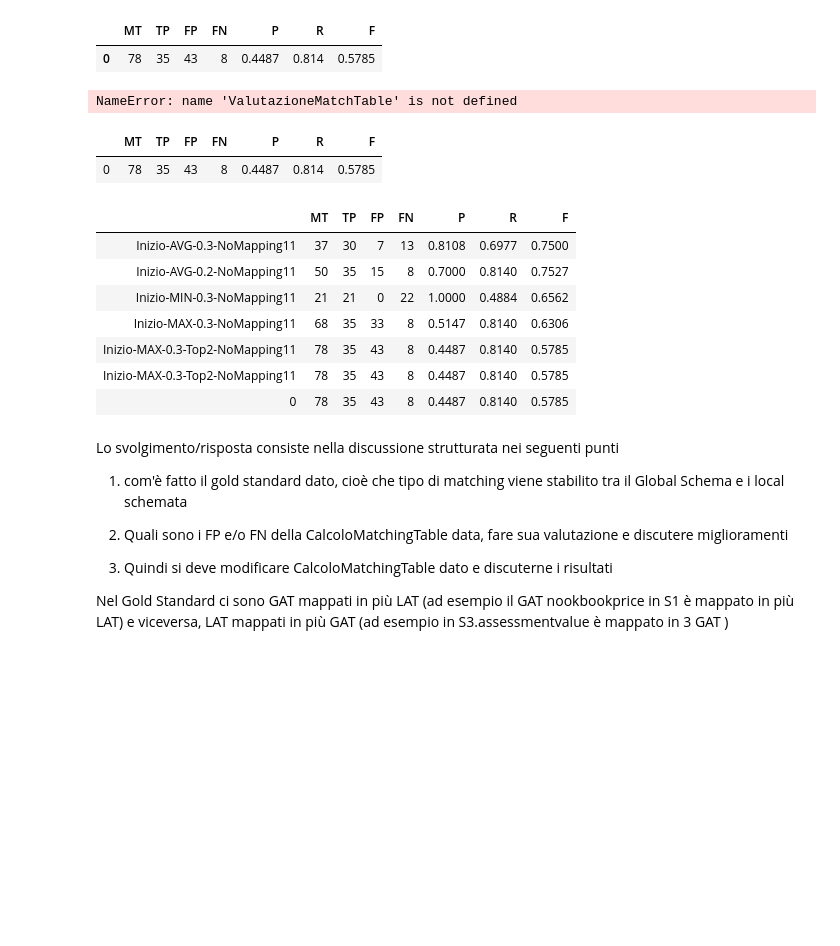
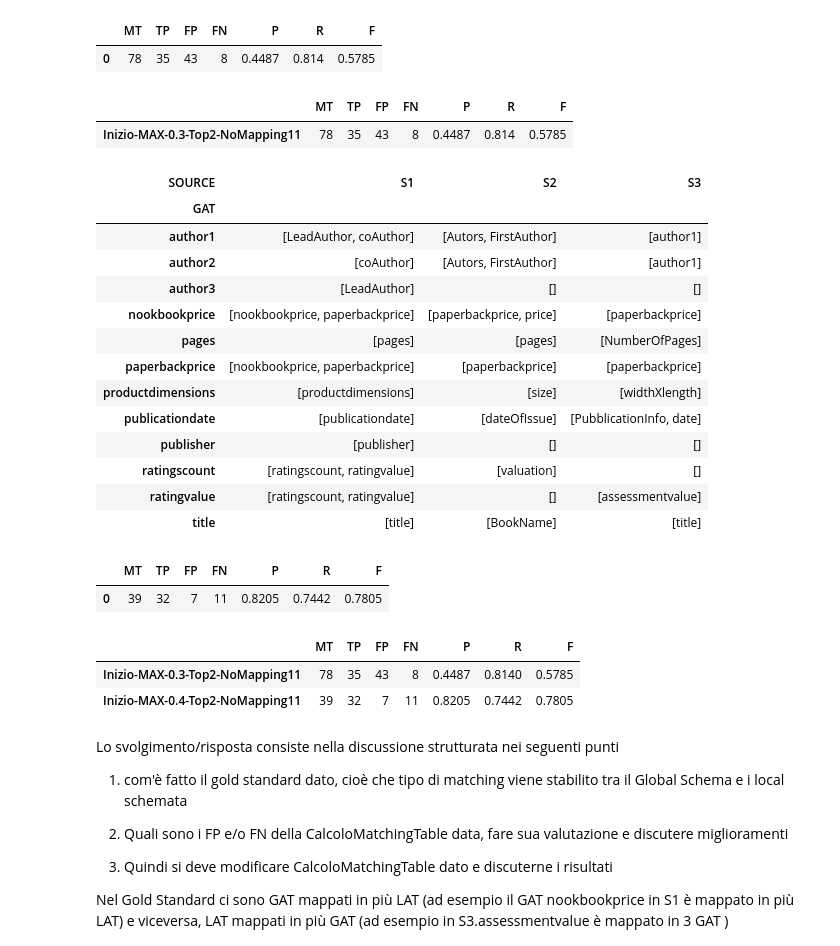
Before and after one commit to imbimboluciano/uniMORE, a Jupyter notebook: Master/BusinessIntelligence/Lab/dataintegration/SchemaIntegration.ipynb, the cells around one changed output. Cells and saved outputs as stored; diff of their text form; code cells hidden in the pictures; blank space fills up the shorter version.

Commit message:
[bi] schema integration done

```diff
--- a/Master/BusinessIntelligence/Lab/dataintegration/SchemaIntegration.ipynb
+++ b/Master/BusinessIntelligence/Lab/dataintegration/SchemaIntegration.ipynb
@@ -706,8 +706,8 @@ MatchTable_Bizer
 def CalcoloMatchingTable(TableL:pd.DataFrame,TableR:pd.DataFrame):
 
 # Matching Methods: Qui si definiscono i Base Matcher da utilizzare; se ne possono aggiungere altri
-        #SimTableA = levenshtein_label_based_similarity(TableL, TableR)
-        SimTableA = jaro_label_based_similarity(TableL, TableR)
+        SimTableA = levenshtein_label_based_similarity(TableL, TableR)
+        #SimTableA = jaro_label_based_similarity(TableL, TableR)
         #SimTableC=value_overlap_simjoin_jaccard(TableL, TableR, 0.5)
 
 # Combined Approaches: qui si definisce il combiner; se ne possono aggiungere altri
@@ -1441,7 +1430,7 @@ AnalisiGlobalMatchTable(GMTcalcolata, SOURCES)
    SOURCE: S3, LAT: title, GAT diversi: 2
 # %%
 # dataframe per memorizzare le valutazioni dei vai metodi
-#ValutazioneMatchTable = pd.DataFrame(columns=['MT', 'TP', 'FP', 'FN', 'P', 'R', 'F'])
+ValutazioneMatchTable = pd.DataFrame(columns=['MT', 'TP', 'FP', 'FN', 'P', 'R', 'F'])
 # %%
 # Cosa significa questo in termini di Valutazione? molti FN e/o molti FP?
 # %%
@@ -1454,25 +1443,68 @@ X
 ValutazioneMatchTable = ValutazioneMatchTable.append(X).rename(index={0: "Inizio-MAX-0.3-Top2-NoMapping11"})
 ValutazioneMatchTable
 # %% [output]
-NameError: name 'ValutazioneMatchTable' is not defined
+|  | MT | TP | FP | FN | P | R | F |
+| Inizio-MAX-0.3-Top2-NoMapping11 | 78 | 35 | 43 | 8 | 0.4487 | 0.814 | 0.5785 |
+# %%
+def CalcoloMatchingTable(TableL:pd.DataFrame,TableR:pd.DataFrame):
+
+        SimTableA = levenshtein_label_based_similarity(TableL, TableR)
+        #SimTableB = jaro_label_based_similarity(TableL, TableR)
+        # SimTableB = jaccard_label_based_similarity(TableL, TableR)
+        SimTableC=value_overlap_simjoin_jaccard(TableL, TableR, 0.8)
+
+
+        # combiner
+        #SimTable = avg_sim_table([SimTableA, SimTableC])
+        #SimTable = min_sim_table([SimTableA,SimTableC])
+        SimTable = max_sim_table([SimTableA,SimTableC])
+
+        # Weighted-sum
+        # SimTable = Weighted_sum([SimTableA,SimTableB,SimTableC], [.3,.4,.3] )
+
+
+        # dalla tabella di similarità alle corrispondenze
+
+        MatchTable= thresholding(SimTable, 0.4)
+
+        #MatchTable = top_K(SimTable,2,'A')
+        MatchTable = top_K(MatchTable,2, 'B')
+
+         # global mapping (1-1)
+        #MatchTable = stable_marriage(MatchTable)
+        #MatchTable = simmetric_best_match(MatchTable)
+
+        return MatchTable
+GMTcalcolata=CalcoloGlobalMatchingTable(SOURCES, GlobalSchema)
+to_GMM(GMTcalcolata)
+# %% [output]
+| SOURCE | S1 | S2 | S3 |
+| GAT |  |  |  |
+| author1 | [LeadAuthor, coAuthor] | [Autors, FirstAuthor] | [author1] |
+| author2 | [coAuthor] | [Autors, FirstAuthor] | [author1] |
+| author3 | [LeadAuthor] | [] | [] |
+| nookbookprice | [nookbookprice, paperbackprice] | [paperbackprice, price] | [paperbackprice] |
+| pages | [pages] | [pages] | [NumberOfPages] |
+| paperbackprice | [nookbookprice, paperbackprice] | [paperbackprice] | [paperbackprice] |
+| productdimensions | [productdimensions] | [size] | [widthXlength] |
+| publicationdate | [publicationdate] | [dateOfIssue] | [PubblicationInfo, date] |
+| publisher | [publisher] | [] | [] |
+| ratingscount | [ratingscount, ratingvalue] | [valuation] | [] |
+| ratingvalue | [ratingscount, ratingvalue] | [] | [assessmentvalue] |
+| title | [title] | [BookName] | [title] |
 # %%
 X=Valuta(GMT_GS[['GAT', 'SLAT']],GMTcalcolata[['GAT', 'SLAT']])
 X
 # %% [output]
 |  | MT | TP | FP | FN | P | R | F |
-| 0 | 78 | 35 | 43 | 8 | 0.4487 | 0.814 | 0.5785 |
+| 0 | 39 | 32 | 7 | 11 | 0.8205 | 0.7442 | 0.7805 |
 # %%
-ValutazioneMatchTable=ValutazioneMatchTable.append(X)
+ValutazioneMatchTable = ValutazioneMatchTable.append(X).rename(index={0: "Inizio-MAX-0.4-Top2-NoMapping11"})
 ValutazioneMatchTable
 # %% [output]
 |  | MT | TP | FP | FN | P | R | F |
-| Inizio-AVG-0.3-NoMapping11 | 37 | 30 | 7 | 13 | 0.8108 | 0.6977 | 0.7500 |
-| Inizio-AVG-0.2-NoMapping11 | 50 | 35 | 15 | 8 | 0.7000 | 0.8140 | 0.7527 |
-| Inizio-MIN-0.3-NoMapping11 | 21 | 21 | 0 | 22 | 1.0000 | 0.4884 | 0.6562 |
-| Inizio-MAX-0.3-NoMapping11 | 68 | 35 | 33 | 8 | 0.5147 | 0.8140 | 0.6306 |
 | Inizio-MAX-0.3-Top2-NoMapping11 | 78 | 35 | 43 | 8 | 0.4487 | 0.8140 | 0.5785 |
-| Inizio-MAX-0.3-Top2-NoMapping11 | 78 | 35 | 43 | 8 | 0.4487 | 0.8140 | 0.5785 |
-| 0 | 78 | 35 | 43 | 8 | 0.4487 | 0.8140 | 0.5785 |
+| Inizio-MAX-0.4-Top2-NoMapping11 | 39 | 32 | 7 | 11 | 0.8205 | 0.7442 | 0.7805 |
 # %% [markdown]
 Lo svolgimento/risposta consiste nella discussione strutturata nei seguenti punti
 
```
Also changed, not shown: parts of 52 cells of this notebook, 19 other files.
